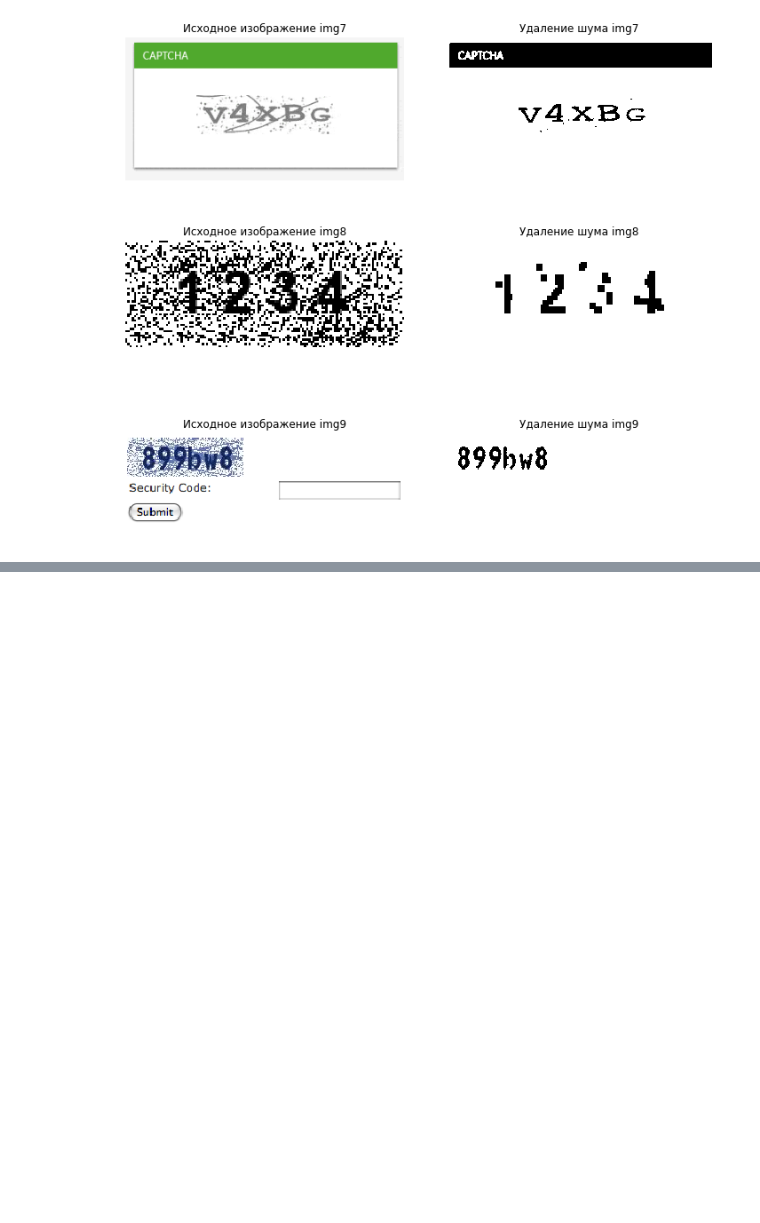
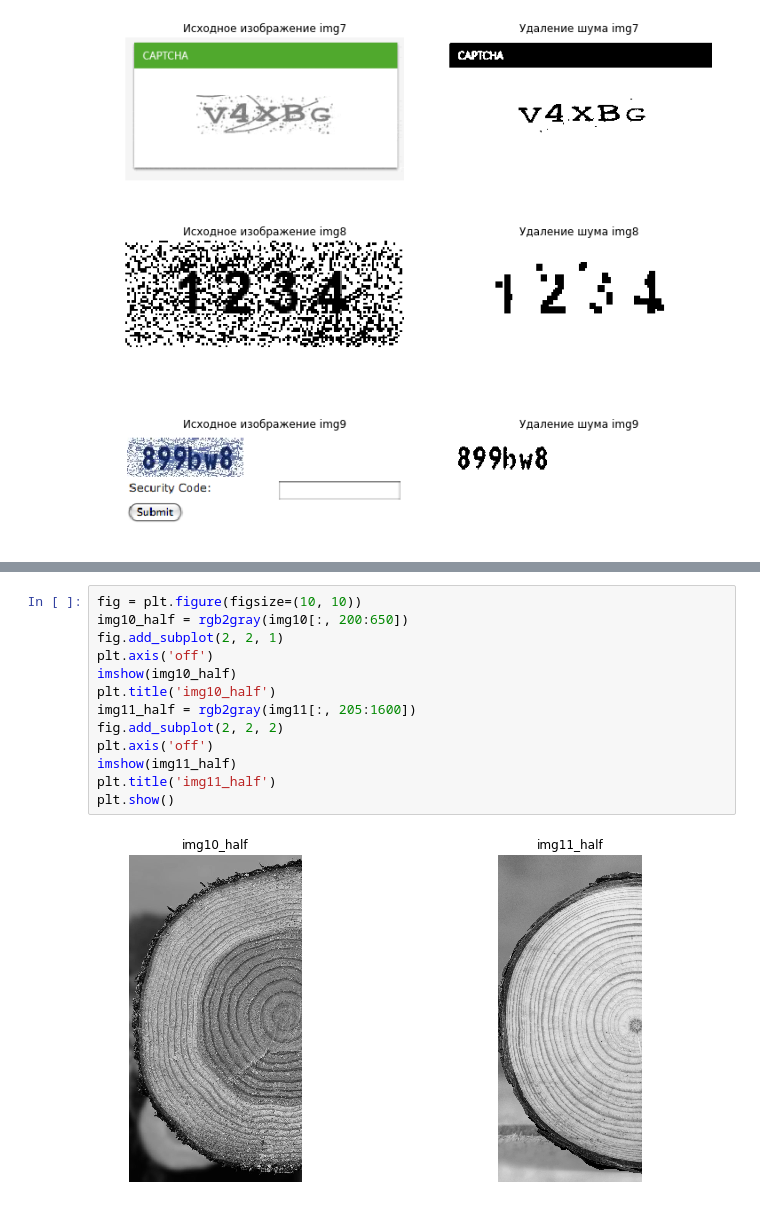
Before and after one commit to MargoBabaylova/MAPI, a Jupyter notebook: IMAGE-Margo-LR4/IMAGE-Margo-lr4.ipynb, the cells around one changed output, grey strips where cells are left out. Drawn from its saved outputs; the diff is of its cells as text; blank space fills up the shorter version.

```diff
--- a/IMAGE-Margo-LR4/IMAGE-Margo-lr4.ipynb
+++ b/IMAGE-Margo-LR4/IMAGE-Margo-lr4.ipynb
@@ -178,0 +203,15 @@ plt.show()
+# %%
+fig = plt.figure(figsize=(10, 10))
+img10_half = rgb2gray(img10[:, 200:650])
+fig.add_subplot(2, 2, 1)
+plt.axis('off')
+imshow(img10_half)
+plt.title('img10_half')
+img11_half = rgb2gray(img11[:, 205:1600])
+fig.add_subplot(2, 2, 2)
+plt.axis('off')
+imshow(img11_half)
+plt.title('img11_half')
+plt.show()
+# %% [output]
+[figure, added]
```
Also changed, not shown: parts of 5 cells of this notebook, 11 other files.
